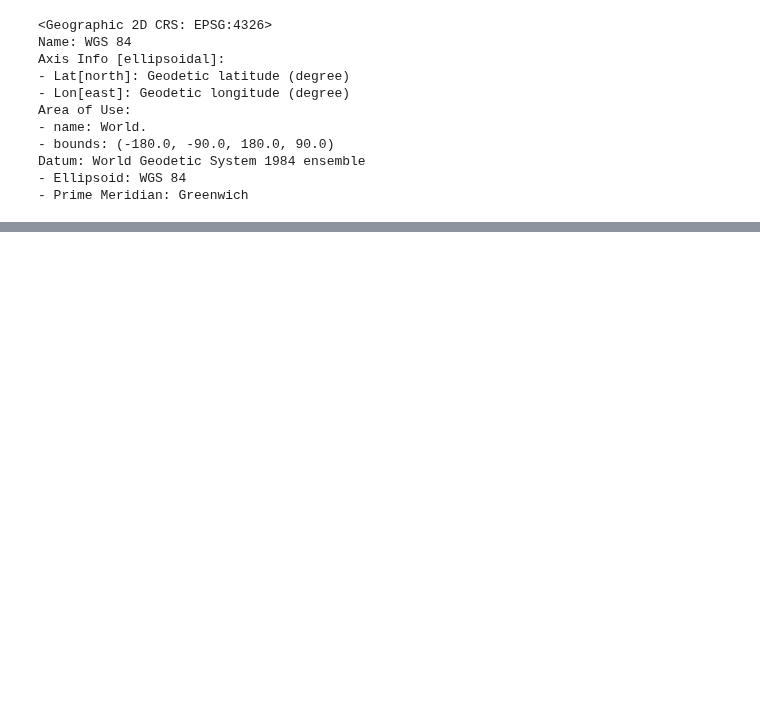
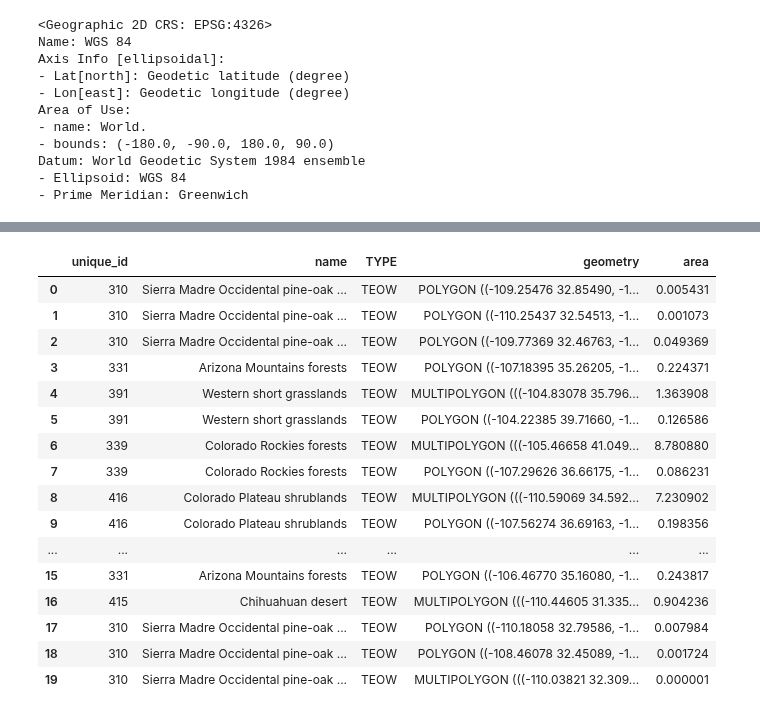
Before and after one commit to sl354207/eco_python, a Jupyter notebook: native/gap_test.ipynb, the cells around one changed output, grey strips where cells are left out. Drawn from its saved outputs; the diff is of its cells as text; code cells hidden in the pictures; blank space fills up the shorter version.

```diff
--- a/native/gap_test.ipynb
+++ b/native/gap_test.ipynb
@@ -145,0 +146,20 @@ intersects
+# %%
+overlay
+# %% [output]
+|  | unique_id | name | TYPE | geometry | area |
+| 0 | 310 | Sierra Madre Occidental pine-oak ... | TEOW | POLYGON ((-109.25476 32.85490, -1... | 0.005431 |
+| 1 | 310 | Sierra Madre Occidental pine-oak ... | TEOW | POLYGON ((-110.25437 32.54513, -1... | 0.001073 |
+| 2 | 310 | Sierra Madre Occidental pine-oak ... | TEOW | POLYGON ((-109.77369 32.46763, -1... | 0.049369 |
+| 3 | 331 | Arizona Mountains forests | TEOW | POLYGON ((-107.18395 35.26205, -1... | 0.224371 |
+| 4 | 391 | Western short grasslands | TEOW | MULTIPOLYGON (((-104.83078 35.796... | 1.363908 |
+| 5 | 391 | Western short grasslands | TEOW | POLYGON ((-104.22385 39.71660, -1... | 0.126586 |
+| 6 | 339 | Colorado Rockies forests | TEOW | MULTIPOLYGON (((-105.46658 41.049... | 8.780880 |
+| 7 | 339 | Colorado Rockies forests | TEOW | POLYGON ((-107.29626 36.66175, -1... | 0.086231 |
+| 8 | 416 | Colorado Plateau shrublands | TEOW | MULTIPOLYGON (((-110.59069 34.592... | 7.230902 |
+| 9 | 416 | Colorado Plateau shrublands | TEOW | POLYGON ((-107.56274 36.69163, -1... | 0.198356 |
+| ... | ... | ... | ... | ... | ... |
+| 15 | 331 | Arizona Mountains forests | TEOW | POLYGON ((-106.46770 35.16080, -1... | 0.243817 |
+| 16 | 415 | Chihuahuan desert | TEOW | MULTIPOLYGON (((-110.44605 31.335... | 0.904236 |
+| 17 | 310 | Sierra Madre Occidental pine-oak ... | TEOW | POLYGON ((-110.18058 32.79586, -1... | 0.007984 |
+| 18 | 310 | Sierra Madre Occidental pine-oak ... | TEOW | POLYGON ((-108.46078 32.45089, -1... | 0.001724 |
+| 19 | 310 | Sierra Madre Occidental pine-oak ... | TEOW | MULTIPOLYGON (((-110.03821 32.309... | 0.000001 |
```
Also changed, not shown: parts of 38 cells of this notebook, 1 other file.
